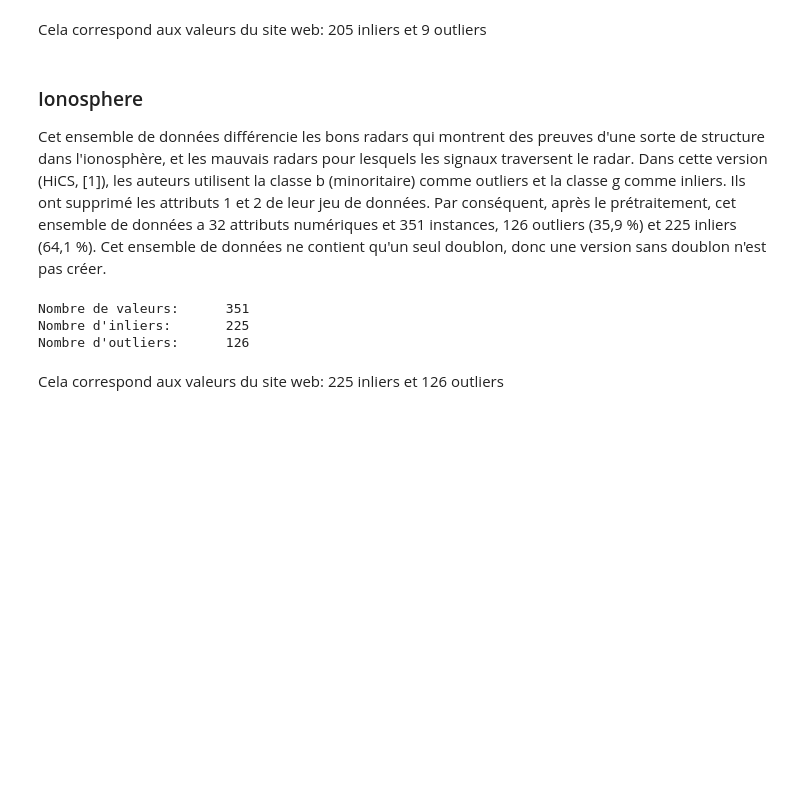
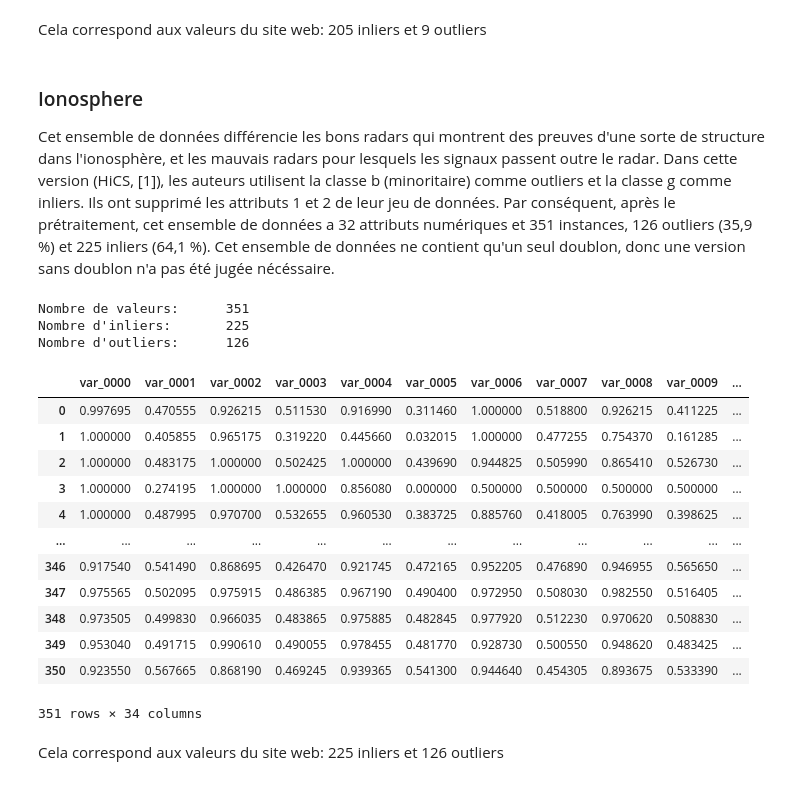
Before and after one commit to HUART1848/PCD_L2, a Jupyter notebook: Labo2-Outliers-student.ipynb, the cells around one changed output. Drawn from its saved outputs; the diff is of its cells as text; code cells hidden in the pictures; blank space fills up the shorter version.

```diff
--- a/Labo2-Outliers-student.ipynb
+++ b/Labo2-Outliers-student.ipynb
@@ -110,14 +112,28 @@ Cela correspond aux valeurs du site web: 205 inliers et 9 outliers
 # %% [markdown]
 ### Ionosphere
 
-Cet ensemble de données différencie les bons radars qui montrent des preuves d'une sorte de structure dans l'ionosphère, et les mauvais radars pour lesquels les signaux traversent le radar. Dans cette version (HiCS, [1]), les auteurs utilisent la classe b (minoritaire) comme outliers et la classe g comme inliers. Ils ont supprimé les attributs 1 et 2 de leur jeu de données. Par conséquent, après le prétraitement, cet ensemble de données a 32 attributs numériques et 351 instances, 126 outliers (35,9 %) et 225 inliers (64,1 %). Cet ensemble de données ne contient qu'un seul doublon, donc une version sans doublon n'est pas créer.
+Cet ensemble de données différencie les bons radars qui montrent des preuves d'une sorte de structure dans l'ionosphère, et les mauvais radars pour lesquels les signaux passent outre le radar. Dans cette version (HiCS, [1]), les auteurs utilisent la classe b (minoritaire) comme outliers et la classe g comme inliers. Ils ont supprimé les attributs 1 et 2 de leur jeu de données. Par conséquent, après le prétraitement, cet ensemble de données a 32 attributs numériques et 351 instances, 126 outliers (35,9 %) et 225 inliers (64,1 %). Cet ensemble de données ne contient qu'un seul doublon, donc une version sans doublon n'a pas été jugée nécéssaire.
 # %%
 ionosphere = arff_to_dataframe(path.join(data_folder, data_files["ionosphere"]))
 outlier_report(ionosphere)
+ionosphere
 # %% [output]
 Nombre de valeurs:      351
 Nombre d'inliers:       225
 Nombre d'outliers:      126
+|  | var_0000 | var_0001 | var_0002 | var_0003 | var_0004 | var_0005 | var_0006 | var_0007 | var_0008 | var_0009 | ... |
+| 0 | 0.997695 | 0.470555 | 0.926215 | 0.511530 | 0.916990 | 0.311460 | 1.000000 | 0.518800 | 0.926215 | 0.411225 | ... |
+| 1 | 1.000000 | 0.405855 | 0.965175 | 0.319220 | 0.445660 | 0.032015 | 1.000000 | 0.477255 | 0.754370 | 0.161285 | ... |
+| 2 | 1.000000 | 0.483175 | 1.000000 | 0.502425 | 1.000000 | 0.439690 | 0.944825 | 0.505990 | 0.865410 | 0.526730 | ... |
+| 3 | 1.000000 | 0.274195 | 1.000000 | 1.000000 | 0.856080 | 0.000000 | 0.500000 | 0.500000 | 0.500000 | 0.500000 | ... |
+| 4 | 1.000000 | 0.487995 | 0.970700 | 0.532655 | 0.960530 | 0.383725 | 0.885760 | 0.418005 | 0.763990 | 0.398625 | ... |
+| ... | ... | ... | ... | ... | ... | ... | ... | ... | ... | ... | ... |
+| 346 | 0.917540 | 0.541490 | 0.868695 | 0.426470 | 0.921745 | 0.472165 | 0.952205 | 0.476890 | 0.946955 | 0.565650 | ... |
+| 347 | 0.975565 | 0.502095 | 0.975915 | 0.486385 | 0.967190 | 0.490400 | 0.972950 | 0.508030 | 0.982550 | 0.516405 | ... |
+| 348 | 0.973505 | 0.499830 | 0.966035 | 0.483865 | 0.975885 | 0.482845 | 0.977920 | 0.512230 | 0.970620 | 0.508830 | ... |
+| 349 | 0.953040 | 0.491715 | 0.990610 | 0.490055 | 0.978455 | 0.481770 | 0.928730 | 0.500550 | 0.948620 | 0.483425 | ... |
+| 350 | 0.923550 | 0.567665 | 0.868190 | 0.469245 | 0.939365 | 0.541300 | 0.944640 | 0.454305 | 0.893675 | 0.533390 | ... |
+351 rows × 34 columns
 # %% [markdown]
 Cela correspond aux valeurs du site web: 225 inliers et 126 outliers
 # %% [markdown]
```
Also changed, not shown: parts of 6 cells of this notebook.
